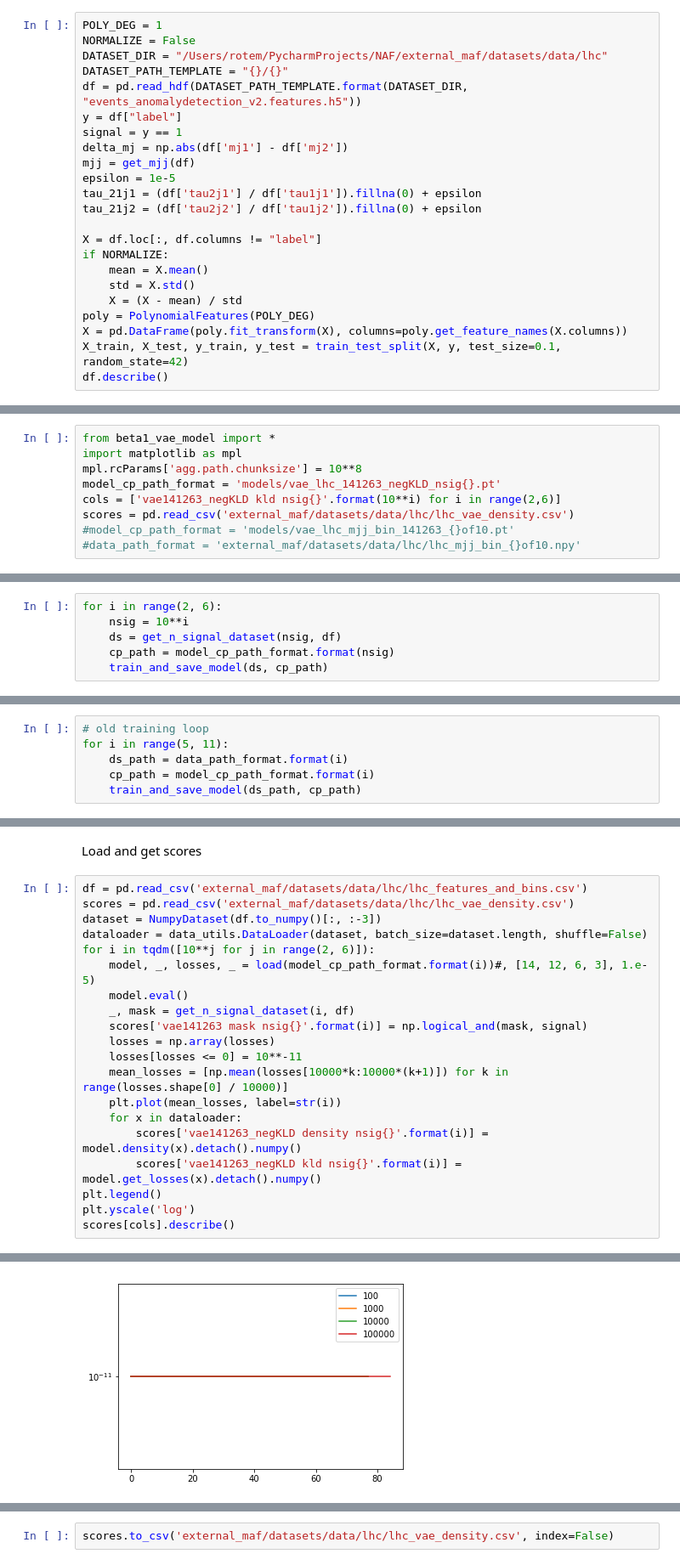
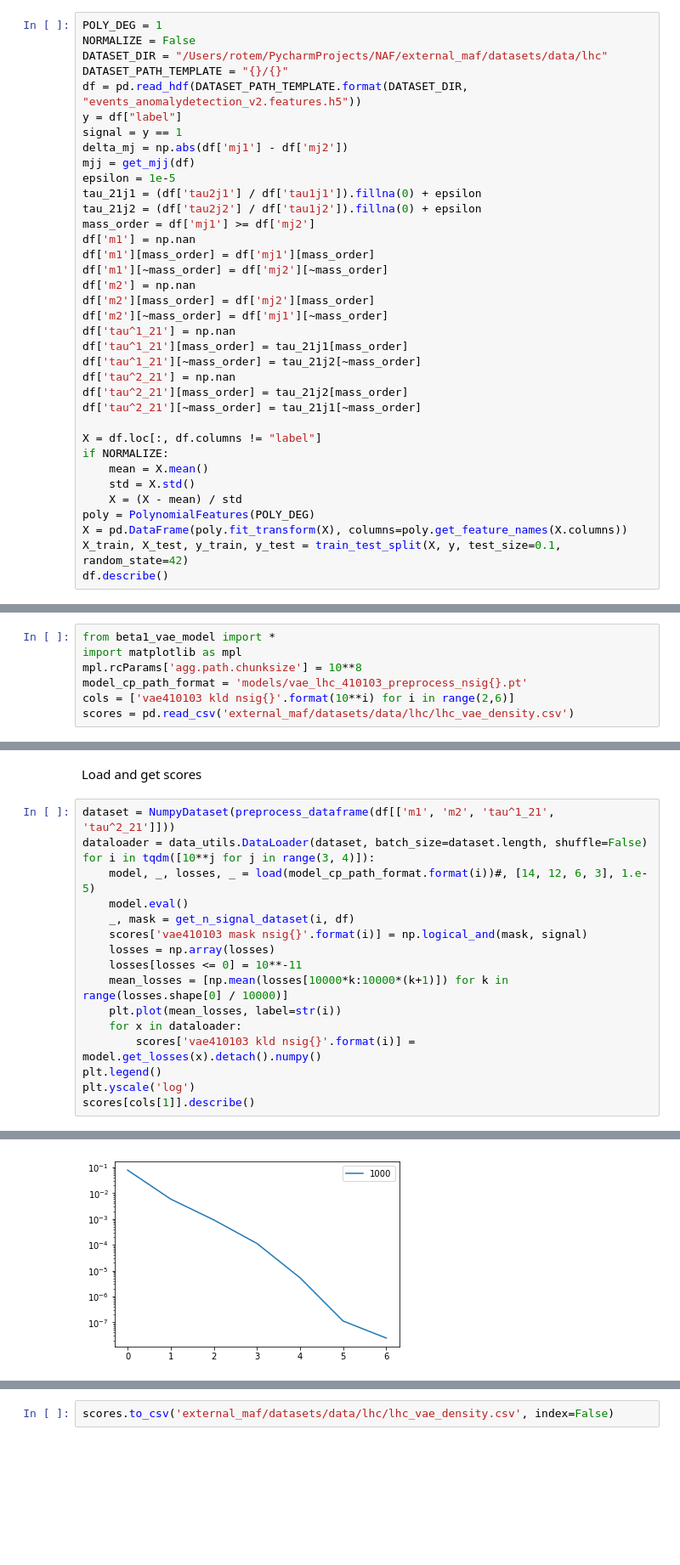
Before and after one commit to RotemMayo/NAF, a Jupyter notebook: ML4Jets.ipynb, the cells around one changed output, grey strips where cells are left out. Shown: that part at 85% size. Drawn from its saved outputs; the diff is of its cells as text; blank space fills up the shorter version.

```diff
--- a/ML4Jets.ipynb
+++ b/ML4Jets.ipynb
@@ -33,6 +33,19 @@ mjj = get_mjj(df)
 epsilon = 1e-5
 tau_21j1 = (df['tau2j1'] / df['tau1j1']).fillna(0) + epsilon
 tau_21j2 = (df['tau2j2'] / df['tau1j2']).fillna(0) + epsilon
+mass_order = df['mj1'] >= df['mj2']
+df['m1'] = np.nan
+df['m1'][mass_order] = df['mj1'][mass_order]
+df['m1'][~mass_order] = df['mj2'][~mass_order]
+df['m2'] = np.nan
+df['m2'][mass_order] = df['mj2'][mass_order]
+df['m2'][~mass_order] = df['mj1'][~mass_order]
+df['tau^1_21'] = np.nan
+df['tau^1_21'][mass_order] = tau_21j1[mass_order]
+df['tau^1_21'][~mass_order] = tau_21j2[~mass_order]
+df['tau^2_21'] = np.nan
+df['tau^2_21'][mass_order] = tau_21j2[mass_order]
+df['tau^2_21'][~mass_order] = tau_21j1[~mass_order]
 
 X = df.loc[:, df.columns != "label"]
 if NORMALIZE:
@@ -188,8 +224,6 @@ Now lets give it a go using a $\beta$-VAE.
 from beta1_vae_model import *
 import matplotlib as mpl
 mpl.rcParams['agg.path.chunksize'] = 10**8
-model_cp_path_format = 'models/vae_lhc_141263_negKLD_nsig{}.pt'
-cols = ['vae141263_negKLD kld nsig{}'.format(10**i) for i in range(2,6)]
+model_cp_path_format = 'models/vae_lhc_410103_preprocess_nsig{}.pt'
+cols = ['vae410103 kld nsig{}'.format(10**i) for i in range(2,6)]
 scores = pd.read_csv('external_maf/datasets/data/lhc/lhc_vae_density.csv')
-#model_cp_path_format = 'models/vae_lhc_mjj_bin_141263_{}of10.pt'
-#data_path_format = 'external_maf/datasets/data/lhc/lhc_mjj_bin_{}of10.npy'
@@ -198,6 +229,0 @@ Training loop
-# %%
-for i in range(2, 6):
-    nsig = 10**i
-    ds = get_n_signal_dataset(nsig, df)
-    cp_path = model_cp_path_format.format(nsig)
-    train_and_save_model(ds, cp_path)
@@ -206,6 +229,0 @@ AttributeError: 'tuple' object has no attribute 'shape'
-# %%
-# old training loop
-for i in range(5, 11):
-    ds_path = data_path_format.format(i)
-    cp_path = model_cp_path_format.format(i)
-    train_and_save_model(ds_path, cp_path)
@@ -212,23 +242,20 @@ for i in range(5, 11):
 # %% [markdown]
 Load and get scores
 # %%
-df = pd.read_csv('external_maf/datasets/data/lhc/lhc_features_and_bins.csv')
-scores = pd.read_csv('external_maf/datasets/data/lhc/lhc_vae_density.csv')
-dataset = NumpyDataset(df.to_numpy()[:, :-3])
+dataset = NumpyDataset(preprocess_dataframe(df[['m1', 'm2', 'tau^1_21', 'tau^2_21']]))
 dataloader = data_utils.DataLoader(dataset, batch_size=dataset.length, shuffle=False)
-for i in tqdm([10**j for j in range(2, 6)]):
+for i in tqdm([10**j for j in range(3, 4)]):
     model, _, losses, _ = load(model_cp_path_format.format(i))#, [14, 12, 6, 3], 1.e-5)
     model.eval()
     _, mask = get_n_signal_dataset(i, df)
-    scores['vae141263 mask nsig{}'.format(i)] = np.logical_and(mask, signal)
+    scores['vae410103 mask nsig{}'.format(i)] = np.logical_and(mask, signal)
     losses = np.array(losses)
     losses[losses <= 0] = 10**-11
     mean_losses = [np.mean(losses[10000*k:10000*(k+1)]) for k in range(losses.shape[0] / 10000)]
     plt.plot(mean_losses, label=str(i))
     for x in dataloader:
-        scores['vae141263_negKLD density nsig{}'.format(i)] = model.density(x).detach().numpy()
-        scores['vae141263_negKLD kld nsig{}'.format(i)] = model.get_losses(x).detach().numpy()
+        scores['vae410103 kld nsig{}'.format(i)] = model.get_losses(x).detach().numpy()
 plt.legend()
 plt.yscale('log')
-scores[cols].describe()
+scores[cols[1]].describe()
 # %% [output]
@@ -247 +275 @@ bottom=1e-11, top=1e-11
-[figure, old version]
+[figure, new version]
```
Also changed, not shown: parts of 23 cells of this notebook, 4 other files.
